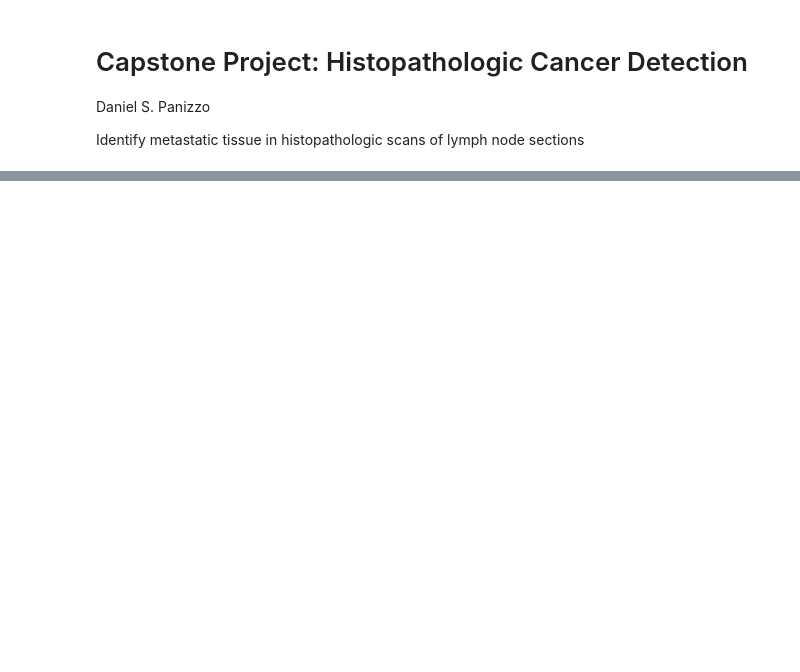
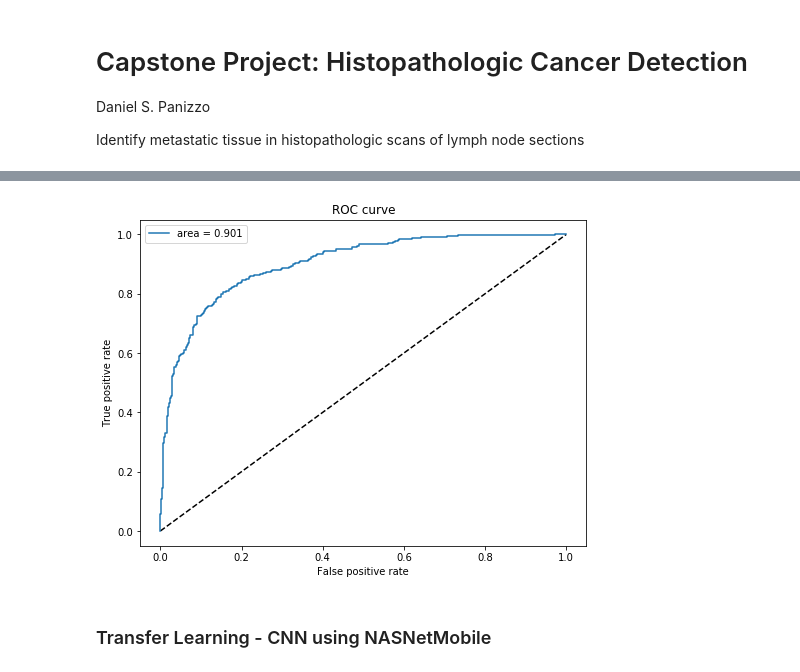
Before and after one commit to Panizzo/udacity, a Jupyter notebook: machine-learning-engineer/md02-project03-capstone/MLND.CapstoneProject.ipynb, the cells around one changed output, grey strips where cells are left out. Cells and saved outputs as stored; diff of their text form; code cells hidden in the pictures; blank space fills up the shorter version.

```diff
--- a/machine-learning-engineer/md02-project03-capstone/MLND.CapstoneProject.ipynb
+++ b/machine-learning-engineer/md02-project03-capstone/MLND.CapstoneProject.ipynb
@@ -179,0 +374,4 @@ plot_pixel_distribution(df)
+# %%
+# Create the predictions for the test data
+prob = model.predict_generator(generator = test_generator
+                              ,verbose = 1)
@@ -179,0 +380,4 @@ plot_pixel_distribution(df)
+# %%
+# Include the prediction column in the test dataframe
+dfp = pd.DataFrame({'scratch_pred': prob[:,0]})
+dft = pd.concat([dft,dfp], axis = 1)
@@ -179,0 +401,38 @@ plot_pixel_distribution(df)
+# %%
+def plot_roc_curve(label, pred):
+    """
+    Function to plot a ROC Curve of the predictive model.
+    Based on the code from Francesco Marazzi and SKLearn Tutorial:
+    https://www.kaggle.com/fmarazzi/baseline-keras-cnn-roc-fast-10min-0-925-lb
+    https://scikit-learn.org/stable/auto_examples/model_selection/plot_roc.html
+
+    Args:
+        label (array): An array containing the true classification of
+                        the images (Negative == 0 and Positive == 1).
+        pred (array): An array containing the probabilities of the images
+                        being classified as 1 (Positive).
+    """
+    # Prepare the data
+    fpr, tpr, thresholds = roc_curve(label, pred)
+    score = auc(fpr, tpr)
+
+    # Define the figure properties
+    plt.figure(1, figsize=(8, 6))
+
+    # Define the chart data and properties
+    plt.plot([0, 1], [0, 1], 'k--')
+    plt.plot(fpr, tpr, label='area = {:.3f}'.format(score))
+
+    # Define the chart labels
+    plt.xlabel('False positive rate')
+    plt.ylabel('True positive rate')
+    plt.title('ROC curve')
+    plt.legend(loc='best')
+
+    plt.show()
+# %%
+plot_roc_curve(dft['label'], dft['scratch_pred'])
+# %% [output]
+[figure, added]
+# %% [markdown]
+### Transfer Learning - CNN using NASNetMobile
```
Also changed, not shown: parts of 34 cells of this notebook, 9 other files.
